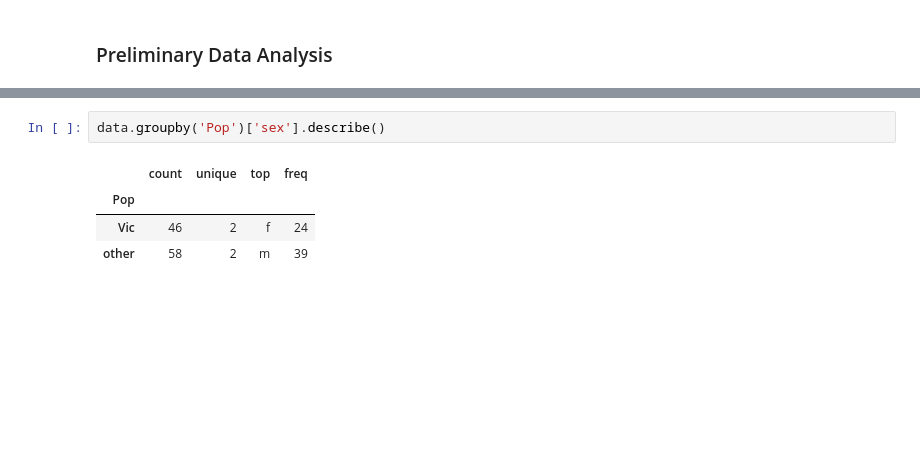
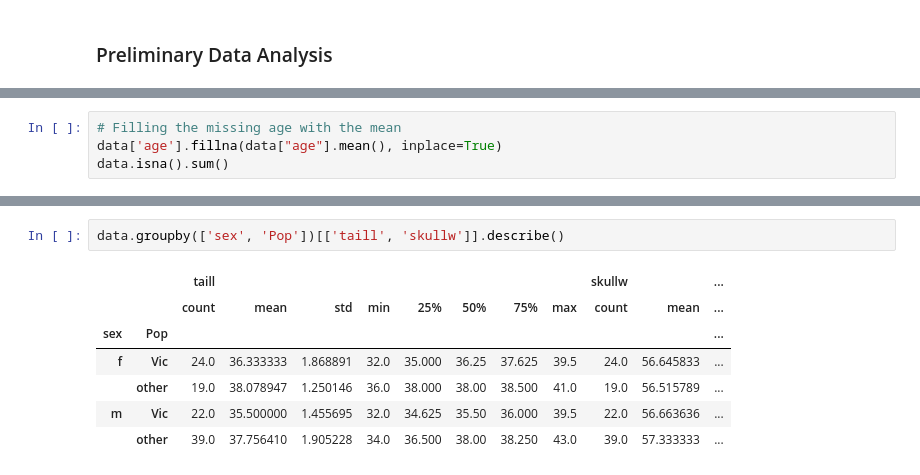
Before and after one commit to RoyalDhee/Linear_Algebra, a Jupyter notebook: task8.ipynb, the cells around one changed output, grey strips where cells are left out. Cells and saved outputs as stored; diff of their text form; blank space fills up the shorter version.

```diff
--- a/task8.ipynb
+++ b/task8.ipynb
@@ -88,0 +97,4 @@ dtype: int64
+# %%
+# Filling the missing age with the mean
+data['age'].fillna(data["age"].mean(), inplace=True)
+data.isna().sum()
@@ -106,7 +143,10 @@ vic_pop.head()
 # %%
-data.groupby('Pop')['sex'].describe()
+data.groupby(['sex', 'Pop'])[['taill', 'skullw']].describe()
 # %% [output]
-|  | count | unique | top | freq |
-| Pop |  |  |  |  |
-| Vic | 46 | 2 | f | 24 |
-| other | 58 | 2 | m | 39 |
+|  |  | taill |  |  |  |  |  |  |  | skullw |  | ... |
+|  |  | count | mean | std | min | 25% | 50% | 75% | max | count | mean | ... |
+| sex | Pop |  |  |  |  |  |  |  |  |  |  | ... |
+| f | Vic | 24.0 | 36.333333 | 1.868891 | 32.0 | 35.000 | 36.25 | 37.625 | 39.5 | 24.0 | 56.645833 | ... |
+|  | other | 19.0 | 38.078947 | 1.250146 | 36.0 | 38.000 | 38.00 | 38.500 | 41.0 | 19.0 | 56.515789 | ... |
+| m | Vic | 22.0 | 35.500000 | 1.455695 | 32.0 | 34.625 | 35.50 | 36.000 | 39.5 | 22.0 | 56.663636 | ... |
+|  | other | 39.0 | 37.756410 | 1.905228 | 34.0 | 36.500 | 38.00 | 38.250 | 43.0 | 39.0 | 57.333333 | ... |
```
Also changed, not shown: parts of 14 cells of this notebook.
